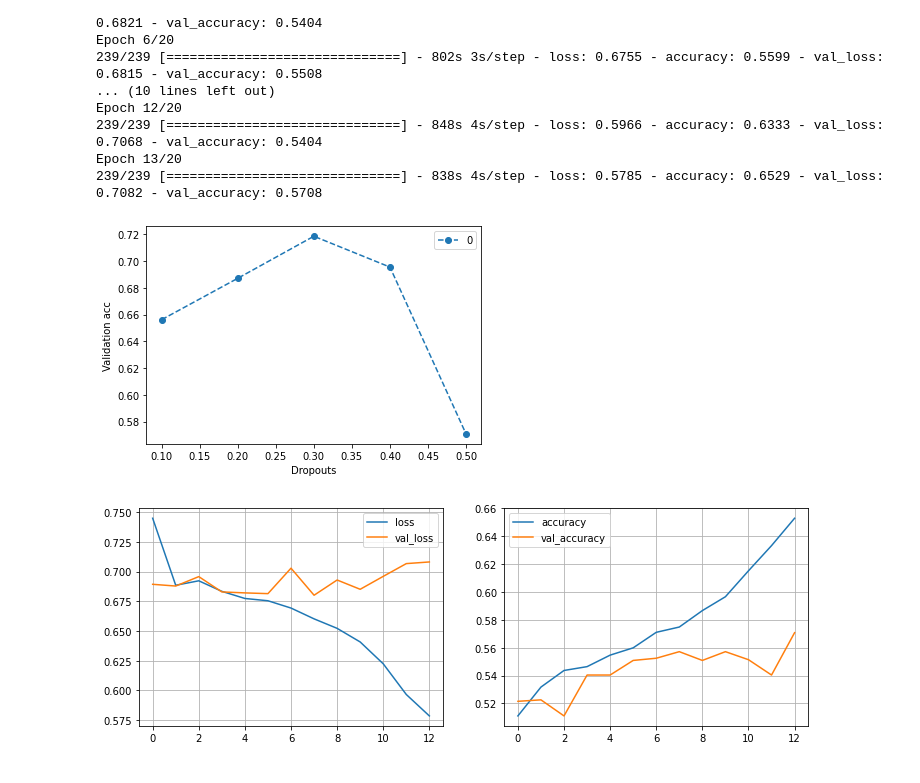
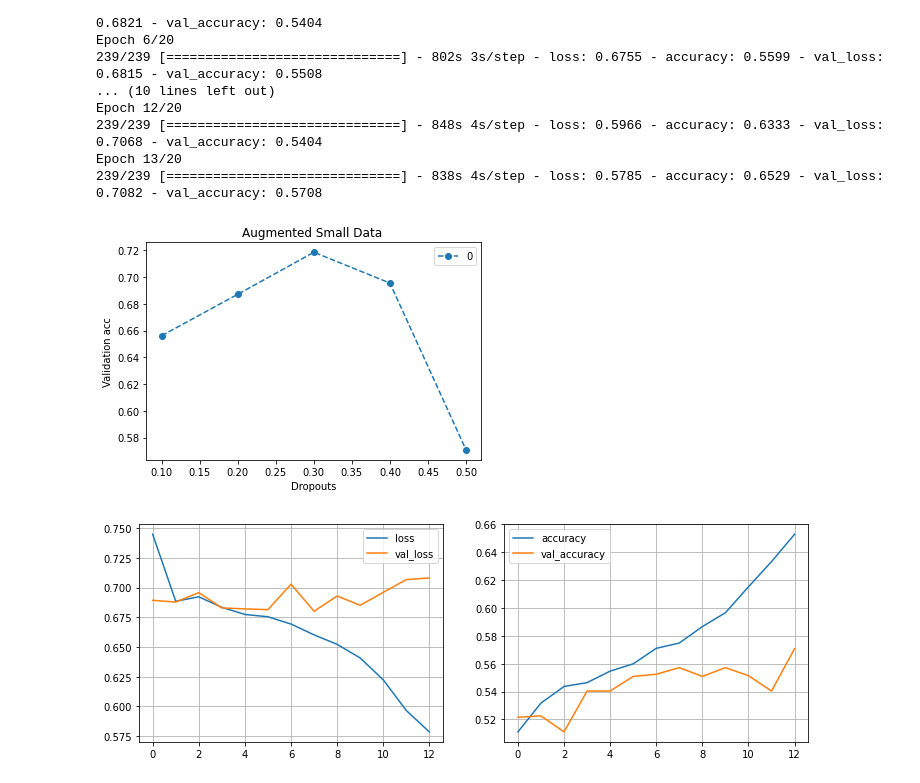
Before and after one commit to SamiFatmi/Deep-Learning-SAMI-FATMI, a Jupyter notebook: Lab/lab.ipynb, the cells around one changed output. Saved outputs shown, nothing was run; the diff lists cells and outputs as text; code cells hidden in the pictures.

```diff
--- a/Lab/lab.ipynb
+++ b/Lab/lab.ipynb
@@ -601,10 +601,10 @@ Epoch 13/20
 # %%
 pd.DataFrame(do_acc.values(), index=do_acc.keys()).plot(
     xlabel="Dropouts", ylabel="Validation acc", style="--o")
-
+plt.title("Augmented Small Data ")
 plt.show()
 # %% [output]
-[figure, old version]
+[figure, new version]
 # %%
 metrics = pd.DataFrame(model.history.history)
 plot_metrics(metrics)
```
Also changed, not shown: parts of 16 cells of this notebook.
